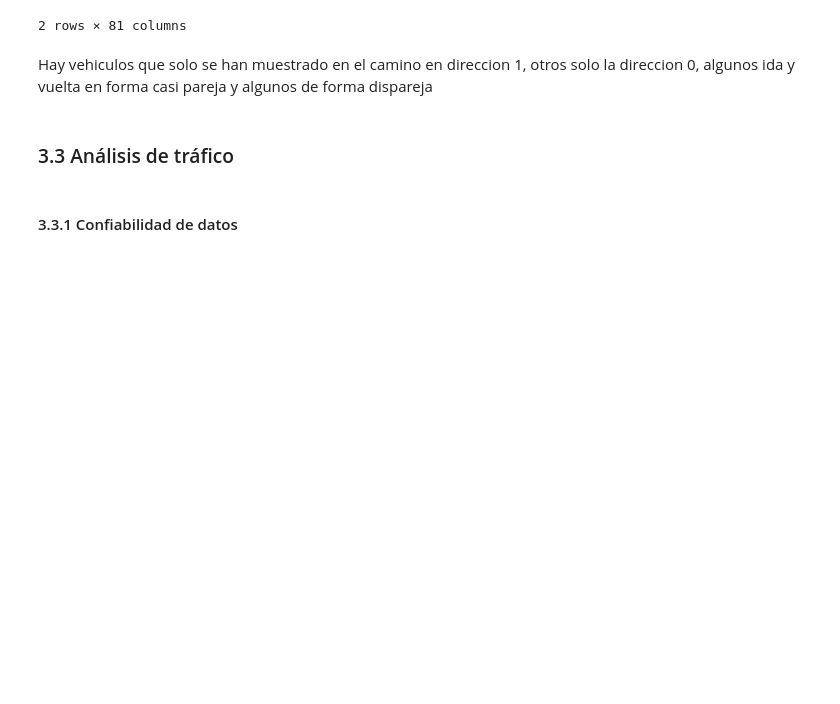
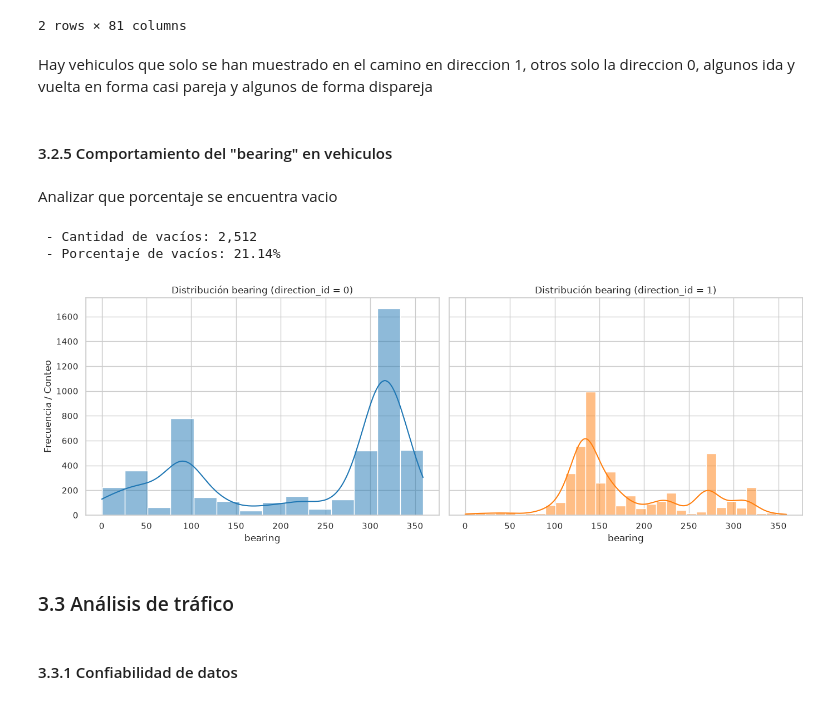
Before and after one commit to AntoBadami/bus-eta-predictor, a Jupyter notebook: notebooks/01_eda_exploratory.ipynb, the cells around one changed output. Drawn from its saved outputs; the diff is of its cells as text; code cells hidden in the pictures; blank space fills up the shorter version.

```diff
--- a/notebooks/01_eda_exploratory.ipynb
+++ b/notebooks/01_eda_exploratory.ipynb
@@ -260,6 +260,53 @@ conteo_sentidos.T
 2 rows × 81 columns
 # %% [markdown]
 Hay vehiculos que solo se han muestrado en el camino en direccion 1, otros solo la direccion 0, algunos ida y vuelta en forma casi pareja y algunos de forma dispareja
+# %% [markdown]
+#### 3.2.5 Comportamiento del "bearing" en vehiculos
+# %% [markdown]
+Analizar que porcentaje se encuentra vacio
+# %%
+vacios = df["bearing"].isnull().sum()
+porcentaje = df["bearing"].isnull().mean() * 100
+
+print(f" - Cantidad de vacíos: {vacios:,}")
+print(f" - Porcentaje de vacíos: {porcentaje:.2f}%")
+# %% [output]
+ - Cantidad de vacíos: 2,512
+ - Porcentaje de vacíos: 21.14%
+# %%
+# Configurar estilo visual
+sns.set_theme(style="whitegrid")
+
+# Gráficos de Distribución lado a lado (Subplots)
+fig, axes = plt.subplots(1, 2, figsize=(14, 5), sharey=True)
+
+# Sentido 0
+sns.histplot(
+    data=df[df['direction_id'] == 0],
+    x="bearing",
+    kde=True,
+    color='#1f77b4',
+    ax=axes[0]
+)
+axes[0].set_title(f'Distribución {"bearing"} (direction_id = 0)')
+axes[0].set_xlabel("bearing")
+axes[0].set_ylabel('Frecuencia / Conteo')
+
+# Sentido 1
+sns.histplot(
+    data=df[df['direction_id'] == 1],
+    x="bearing",
+    kde=True,
+    color='#ff7f0e',
+    ax=axes[1]
+)
+axes[1].set_title(f'Distribución {"bearing"} (direction_id = 1)')
+axes[1].set_xlabel("bearing")
+
+plt.tight_layout()
+plt.show()
+# %% [output]
+[figure, added]
 # %% [markdown]
 ### 3.3 Análisis de tráfico
 # %% [markdown]
```
Also changed, not shown: 4 other files.
